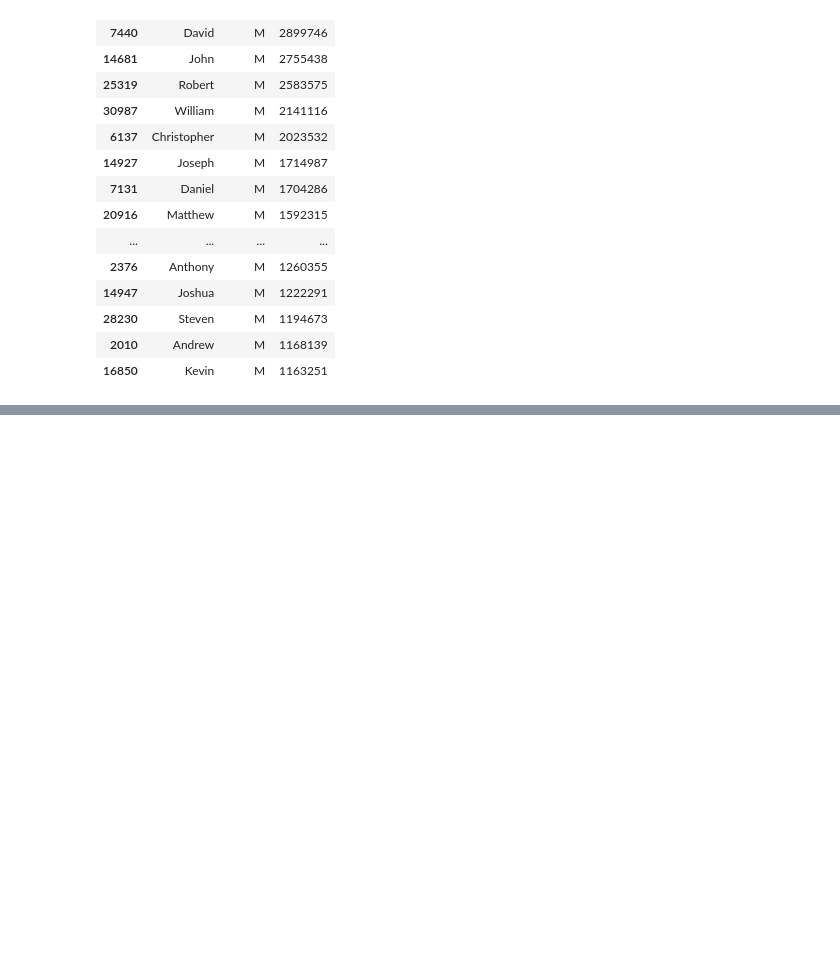
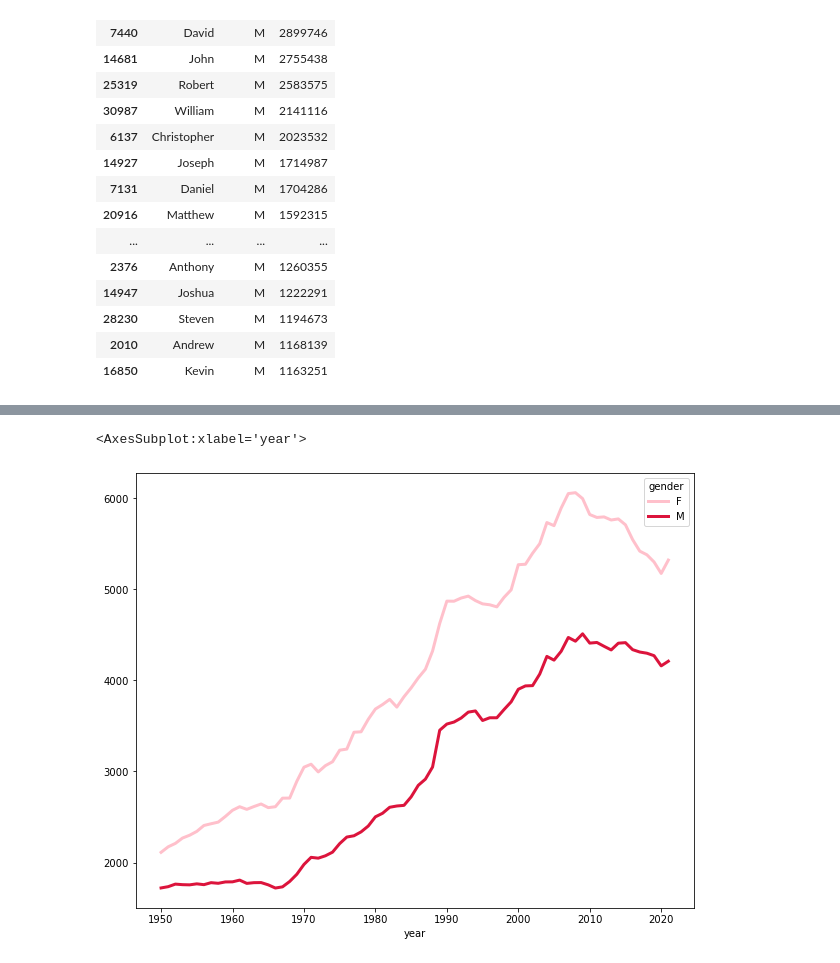
Before and after one commit to makncheese69420/Intro-to-Data-Science-22, a Jupyter notebook: Baby_Names_Axes.ipynb, the cells around one changed output, grey strips where cells are left out. Drawn from its saved outputs; the diff is of its cells as text; code cells hidden in the pictures; blank space fills up the shorter version.

Commit message:
baby names update

```diff
--- a/Baby_Names_Axes.ipynb
+++ b/Baby_Names_Axes.ipynb
@@ -62,3 +56,5 @@ most_popular_names[:20]
 | 28230 | Steven | M | 1194673 |
 | 2010 | Andrew | M | 1168139 |
 | 16850 | Kevin | M | 1163251 |
+# %%
+unique_names_per_gender = (data.groupby(['year', 'gender']).name.nunique().unstack())
@@ -64,0 +91,5 @@ most_popular_names[:20]
+# %%
+unique_names_per_gender.plot(figsize = (10,8), lw=3, color=['pink', 'crimson'])
+# %% [output]
+<AxesSubplot:xlabel='year'>
+[figure, added]
```
Also changed, not shown: parts of 12 cells of this notebook, 1 other file.
